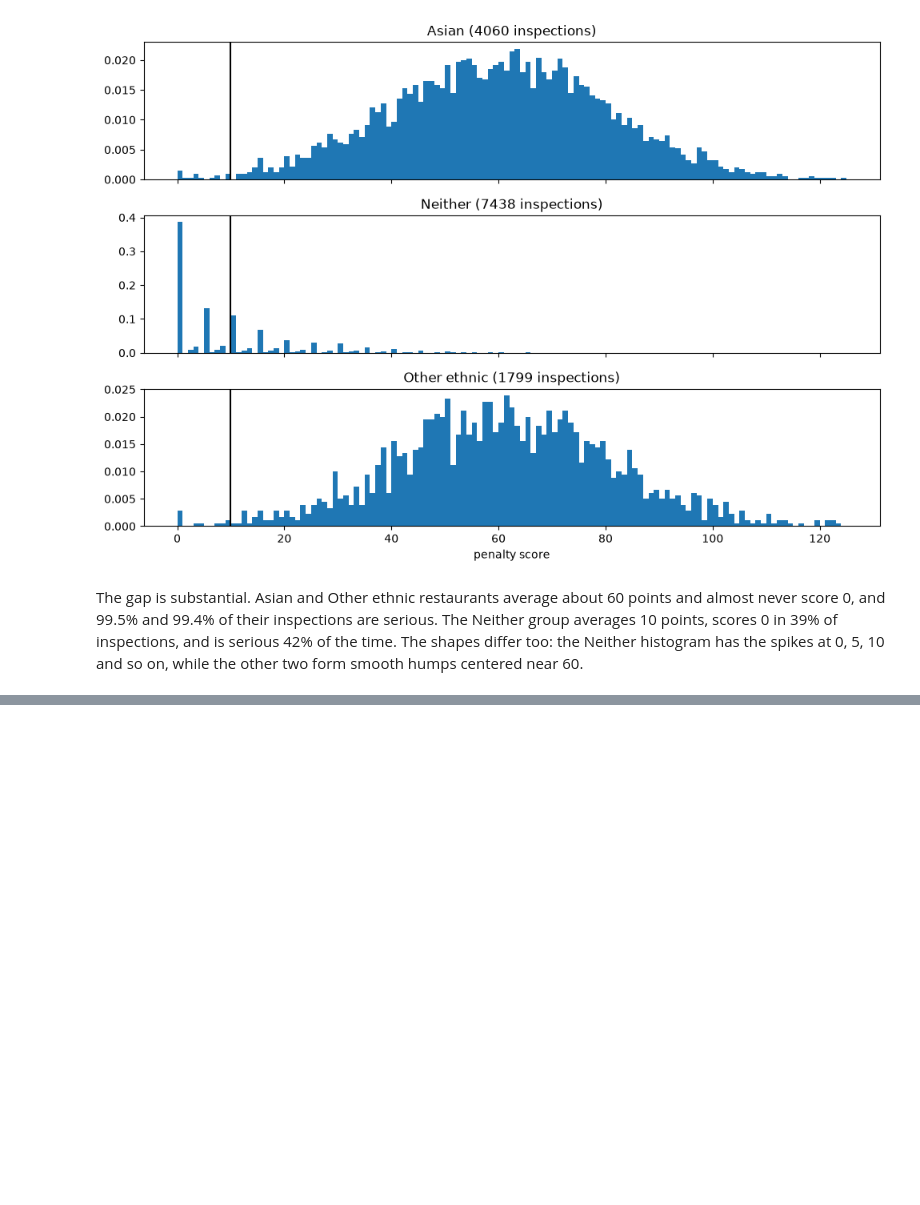
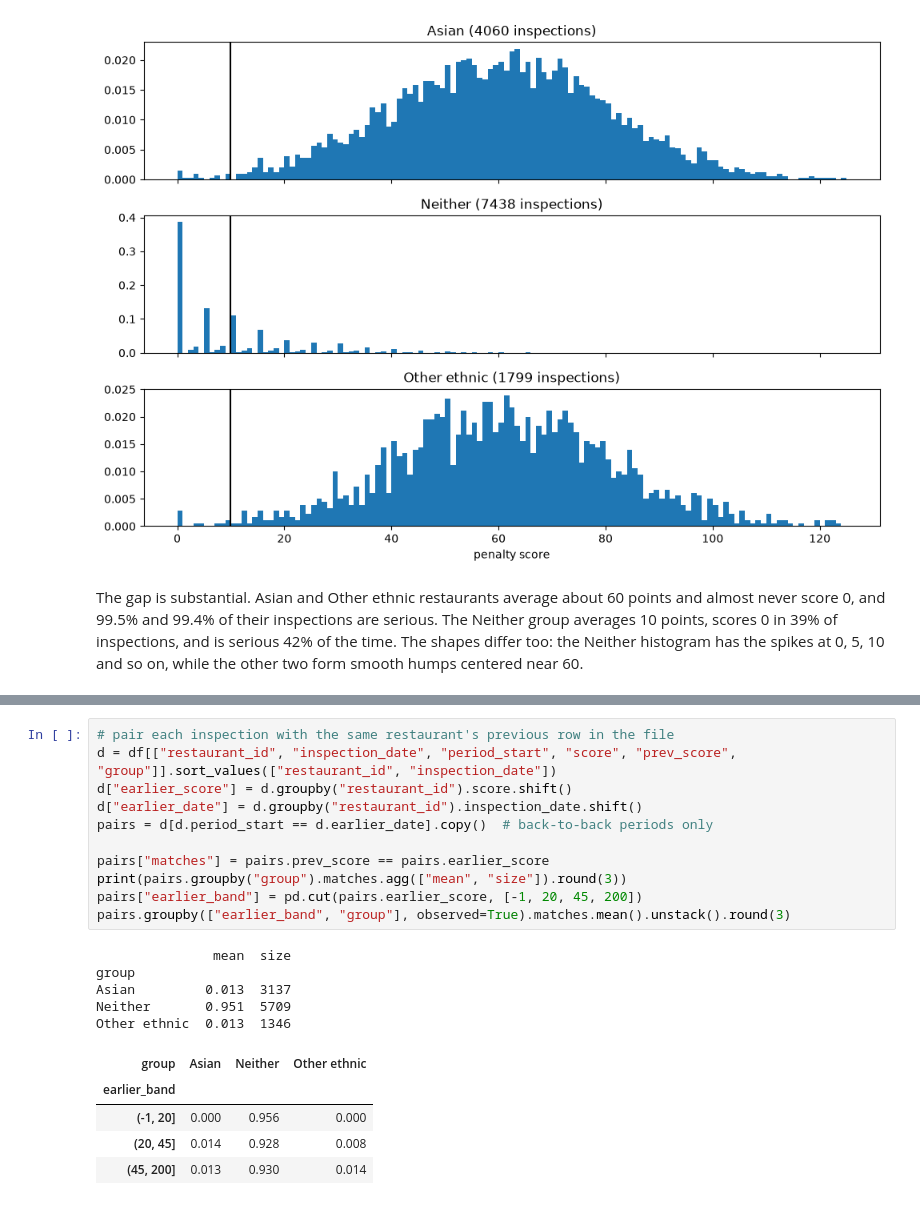
Before and after one commit to TanayPratapSingh/seattle-food-safety, a Jupyter notebook: tanay_singh_reglab_takehome.ipynb, the cells around one changed output, grey strips where cells are left out. Drawn from its saved outputs; the diff is of its cells as text; blank space fills up the shorter version.

Commit message:
Check whether the previous score column agrees with the file's earlier score

```diff
--- a/tanay_singh_reglab_takehome.ipynb
+++ b/tanay_singh_reglab_takehome.ipynb
@@ -254,0 +262,22 @@ The gap is substantial. Asian and Other ethnic restaurants average about 60 poin
+# %%
+# pair each inspection with the same restaurant's previous row in the file
+d = df[["restaurant_id", "inspection_date", "period_start", "score", "prev_score", "group"]].sort_values(["restaurant_id", "inspection_date"])
+d["earlier_score"] = d.groupby("restaurant_id").score.shift()
+d["earlier_date"] = d.groupby("restaurant_id").inspection_date.shift()
+pairs = d[d.period_start == d.earlier_date].copy()  # back-to-back periods only
+
+pairs["matches"] = pairs.prev_score == pairs.earlier_score
+print(pairs.groupby("group").matches.agg(["mean", "size"]).round(3))
+pairs["earlier_band"] = pd.cut(pairs.earlier_score, [-1, 20, 45, 200])
+pairs.groupby(["earlier_band", "group"], observed=True).matches.mean().unstack().round(3)
+# %% [output]
+               mean  size
+group
+Asian         0.013  3137
+Neither       0.951  5709
+Other ethnic  0.013  1346
+| group | Asian | Neither | Other ethnic |
+| earlier_band |  |  |  |
+| (-1, 20] | 0.000 | 0.956 | 0.000 |
+| (20, 45] | 0.014 | 0.928 | 0.008 |
+| (45, 200] | 0.013 | 0.930 | 0.014 |
```
Also changed, not shown: parts of 1 cell of this notebook.
